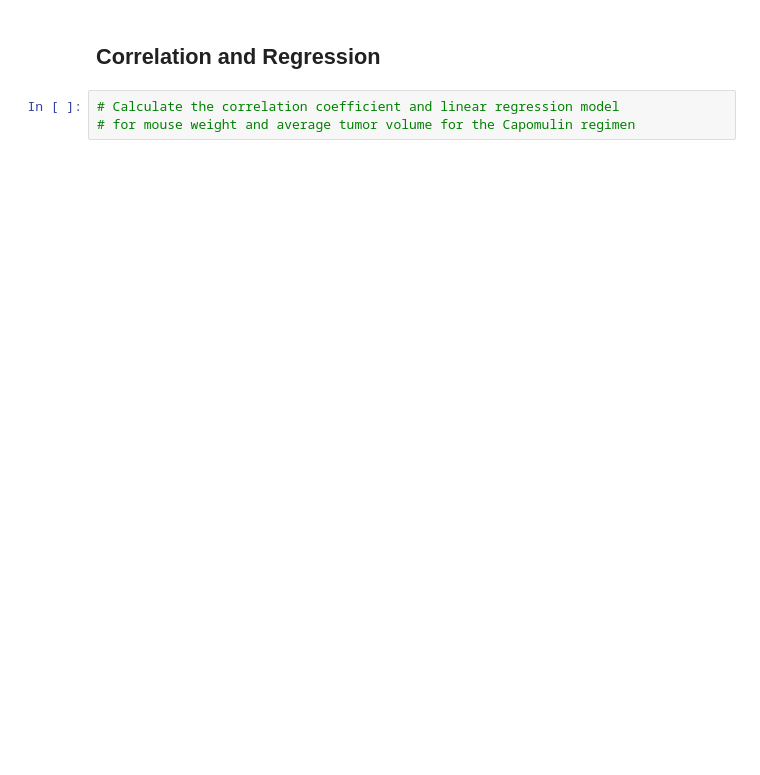
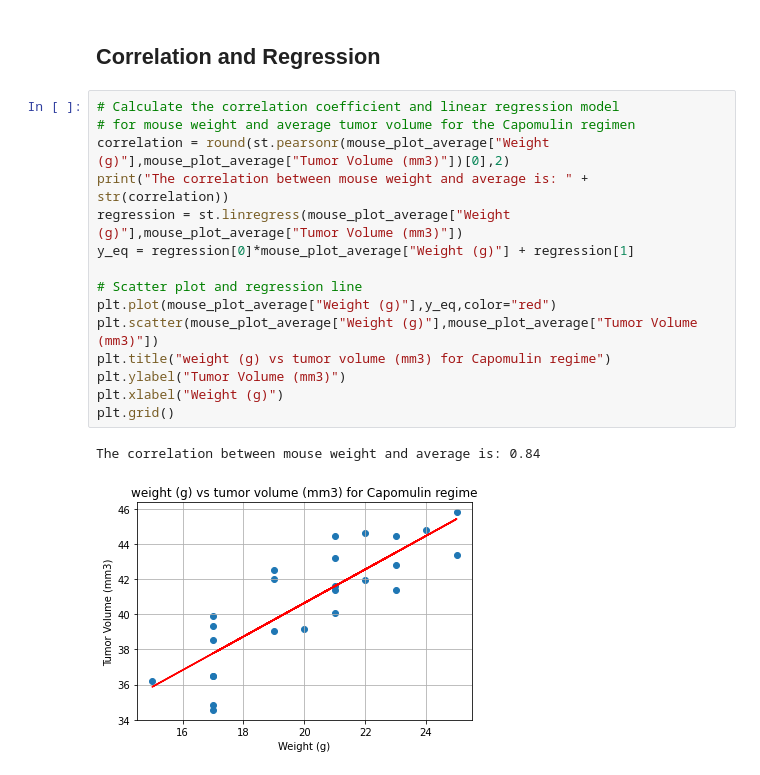
Before and after one commit to JaviPardox/Pharma-Mice-Analysis, a Jupyter notebook: Pymaceuticals/pymaceuticals_starter.ipynb, the cells around one changed output. Saved outputs shown, nothing was run; the diff lists cells and outputs as text; blank space fills up the shorter version.

Commit message:
add Correlation and Regression

```diff
--- a/Pymaceuticals/pymaceuticals_starter.ipynb
+++ b/Pymaceuticals/pymaceuticals_starter.ipynb
@@ -304,5 +305,20 @@ plt.grid()
 # %% [markdown]
 ## Correlation and Regression
-# %%
-# Calculate the correlation coefficient and linear regression model
-# for mouse weight and average tumor volume for the Capomulin regimen
+# %%
+# Calculate the correlation coefficient and linear regression model
+# for mouse weight and average tumor volume for the Capomulin regimen
+correlation = round(st.pearsonr(mouse_plot_average["Weight (g)"],mouse_plot_average["Tumor Volume (mm3)"])[0],2)
+print("The correlation between mouse weight and average is: " + str(correlation))
+regression = st.linregress(mouse_plot_average["Weight (g)"],mouse_plot_average["Tumor Volume (mm3)"])
+y_eq = regression[0]*mouse_plot_average["Weight (g)"] + regression[1]
+
+# Scatter plot and regression line
+plt.plot(mouse_plot_average["Weight (g)"],y_eq,color="red")
+plt.scatter(mouse_plot_average["Weight (g)"],mouse_plot_average["Tumor Volume (mm3)"])
+plt.title("weight (g) vs tumor volume (mm3) for Capomulin regime")
+plt.ylabel("Tumor Volume (mm3)")
+plt.xlabel("Weight (g)")
+plt.grid()
+# %% [output]
+The correlation between mouse weight and average is: 0.84
+[figure, added]
```
Also changed, not shown: parts of 2 cells of this notebook.
